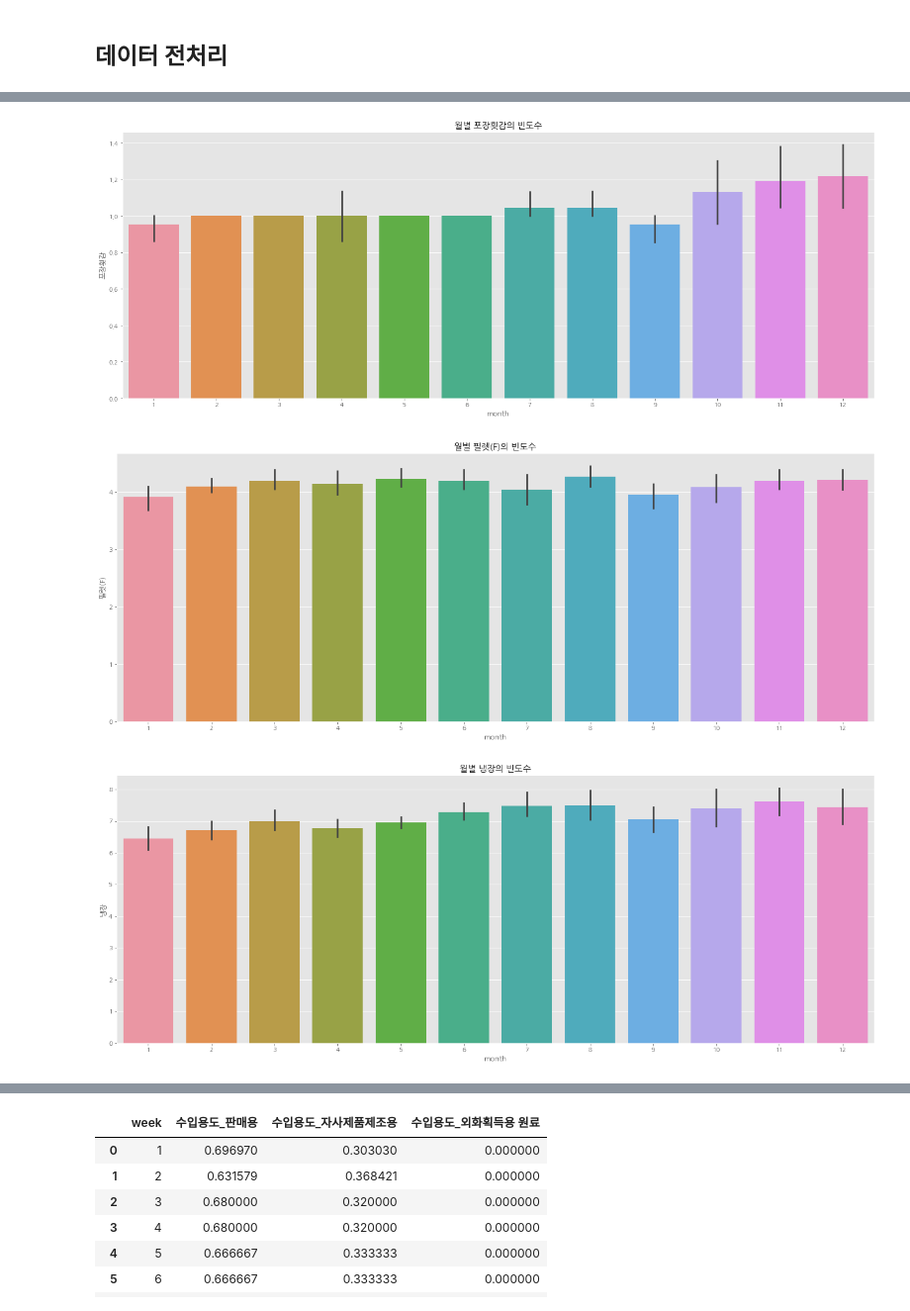
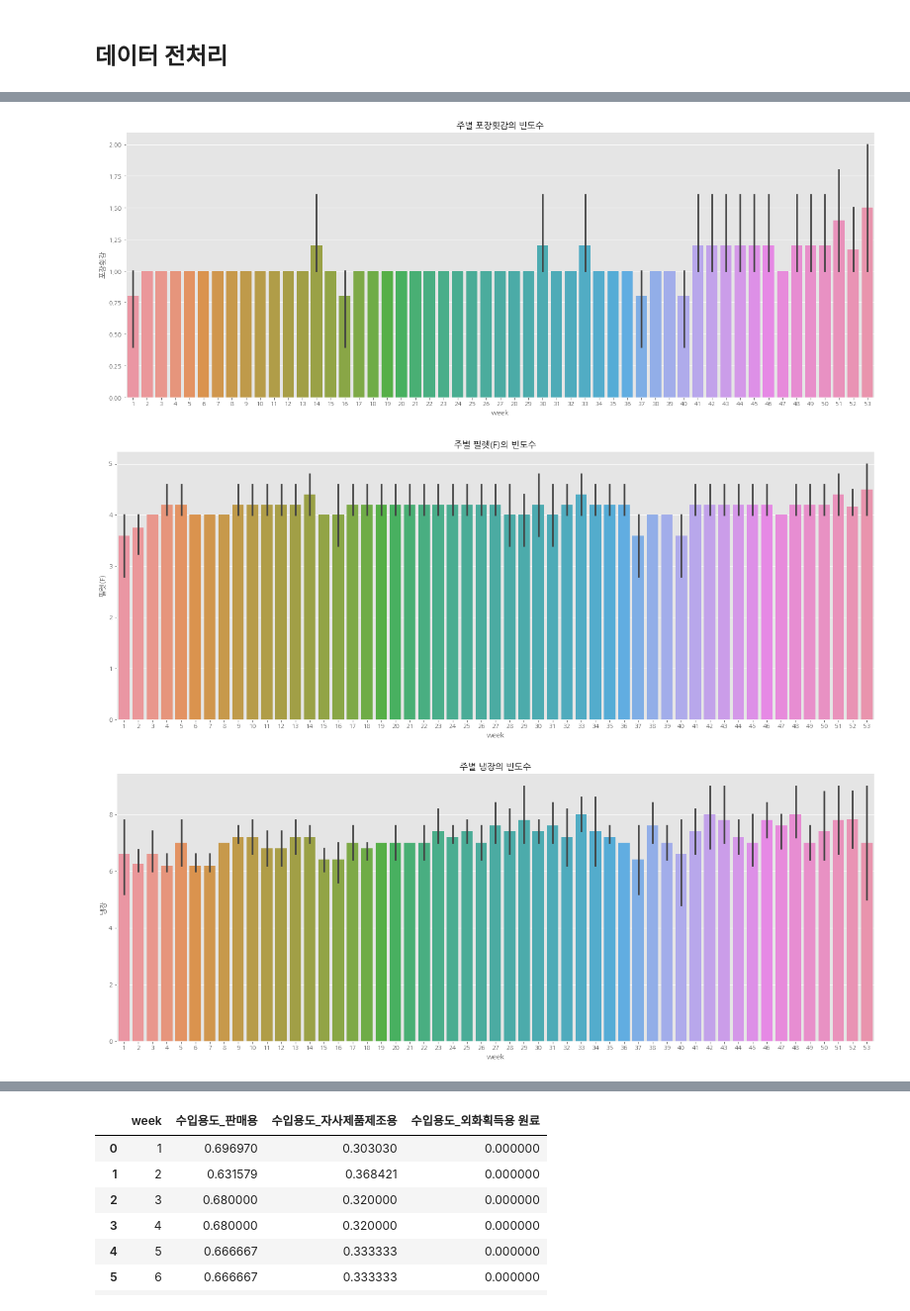
Before and after one commit to qkrwjdduf159/BigContest, a Jupyter notebook: final_analysis(연어).ipynb, the cells around one changed output, grey strips where cells are left out. Shown at 99% size. Cells and saved outputs as stored; diff of their text form; code cells hidden in the pictures.

```diff
--- a/final_analysis(연어).ipynb
+++ b/final_analysis(연어).ipynb
@@ -127,28 +129,3 @@ def get_outlier(df=None, column=None, weight=3.5):
 
   outlier_idx = df[column][ (df[column] < lowest) | (df[column] > highest) ].index
   return outlier_idx
-
-######################### train ################################################
-# 가중치를 4.0으로 이상치 제거해주기
-delete_index = get_outlier(df = train, column = 'target', weight = 4.0)
-print(train.loc[delete_index, :])
-
-# index를 찾아서 전부 nan값으로 변경해준다.
-for i in delete_index:
-  train.loc[i,'target'] = np.nan
-
-# 결측치 채우는 방식을 interpolation을 사용한다면?
-train[(train['제조국'] == '노르웨이') & (train['수입용도'] == '자사제품제조용') & (train['수입형태'] == '냉장,필렛(F)')] = train[(train['제조국'] == '노르웨이') & (train['수입용도'] == '자사제품제조용') & (train['수입형태'] == '냉장,필렛(F)')].interpolate()
-
-print('결측치를 채운 이후 :',train.isnull().sum().sum())
-########################### df #################################################
-delete_index = get_outlier(df = df, column = 'target', weight = 4.0)
-print(df.loc[delete_index, :])
-
-# index를 찾아서 전부 nan값으로 변경해준다.
-for i in delete_index:
-  df.loc[i,'target'] = np.nan
-
-df[(df['제조국'] == '노르웨이') & (df['수입용도'] == '자사제품제조용') & (df['수입형태'] == '냉장,필렛(F)')] = df[(df['제조국'] == '노르웨이') & (df['수입용도'] == '자사제품제조용') & (df['수입형태'] == '냉장,필렛(F)')].interpolate()
-
-print('결측치를 채운 이후 :',df.isnull().sum().sum())
@@ -336,7 +314,7 @@ target_mean = df.groupby('기준일')['target'].mean().reset_index()
 
 for i in ['횟감'	,'포장횟감'		,'필렛(F)'	,'냉장'	,'냉동']:
   plt.figure(figsize = (22,8))
-  sns.barplot(data = split_수입형태, x = 'month', y = i)
-  plt.title(f'월별 {i}의 빈도수')
+  sns.barplot(data = split_수입형태, x = 'week', y = i)
+  plt.title(f'주별 {i}의 빈도수')
   plt.show()
 # %% [output]
@@ -344,3 +322,3 @@ for i in ['횟감'	,'포장횟감'		,'필렛(F)'	,'냉장'	,'냉동']:
-[figure, old version]
+[figure, new version]
-[figure, old version]
+[figure, new version]
-[figure, old version]
+[figure, new version]
```
Also changed, not shown: parts of 42 cells of this notebook.
